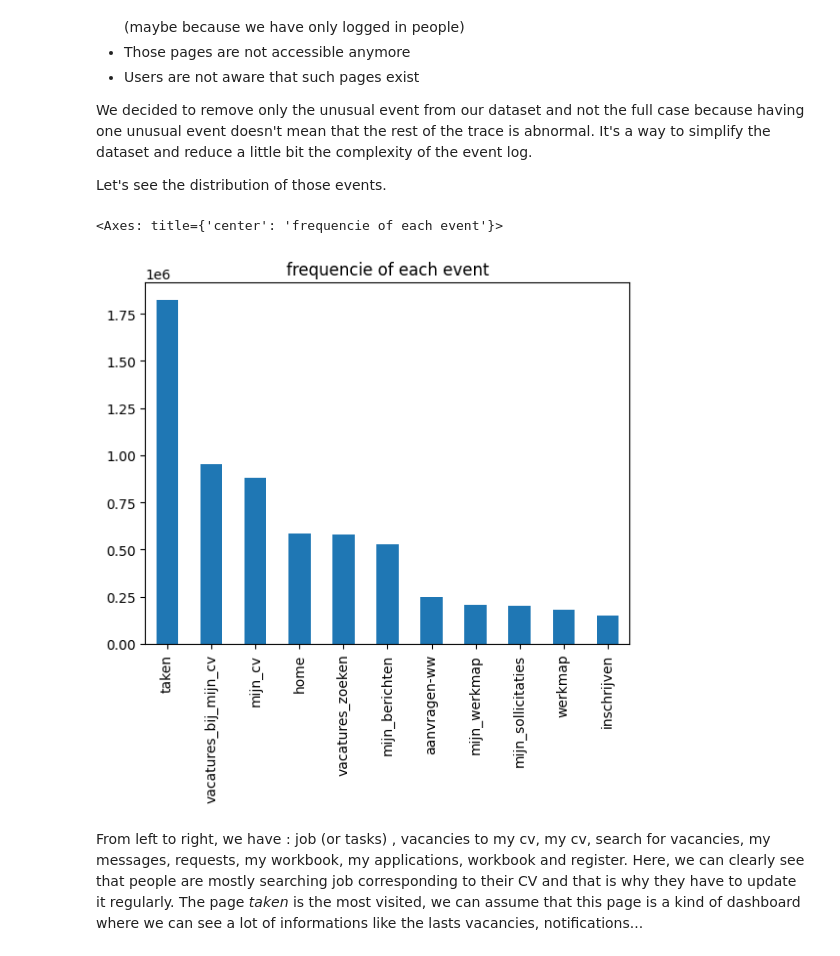
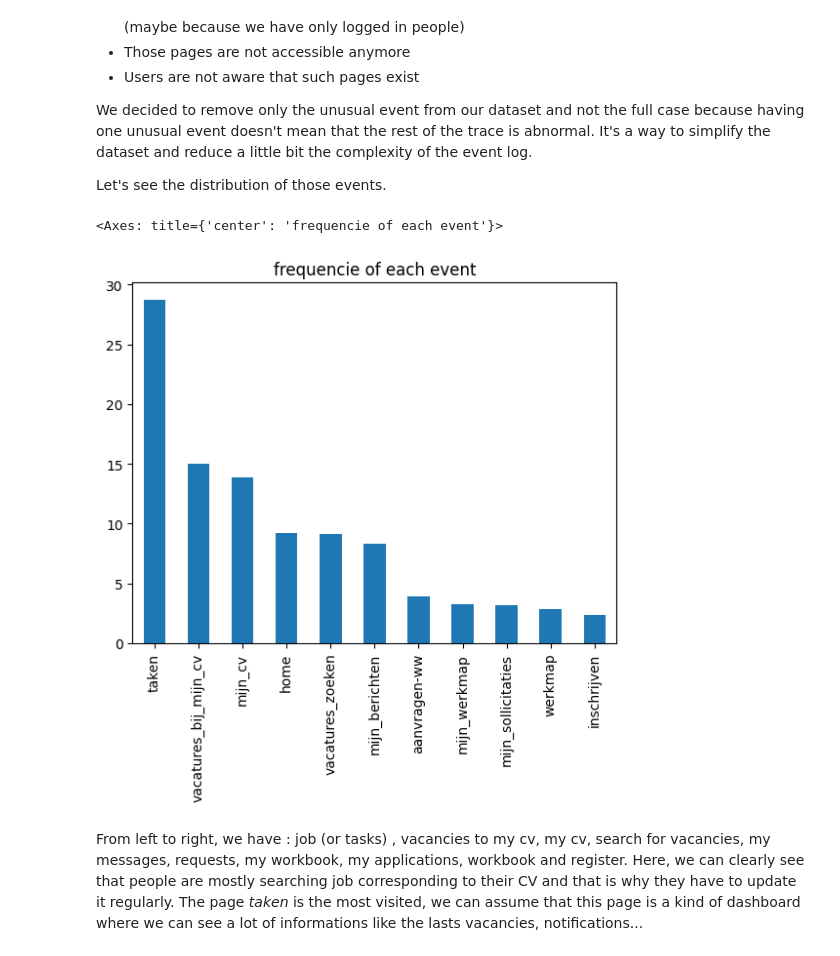
Before and after one commit to Nicolas13210/BIS_Project2023, a Jupyter notebook: BIS_Project.ipynb, the cells around one changed output. Drawn from its saved outputs; the diff is of its cells as text; code cells hidden in the pictures.

```diff
--- a/BIS_Project.ipynb
+++ b/BIS_Project.ipynb
@@ -101,10 +132,11 @@ We decided to remove only the unusual event from our dataset and not the full ca
 Let's see the distribution of those events.
 # %%
 frequencies_final = filtered_log['PAGE_NAME'].value_counts()
+frequencies_final=np.divide(frequencies_final, len(filtered_log)*0.01)
 frequencies_final.plot.bar(title="frequencie of each event")
 # %% [output]
 <Axes: title={'center': 'frequencie of each event'}>
-[figure, old version]
+[figure, new version]
 # %% [markdown]
 From left to right, we have : job (or tasks) , vacancies to my cv, my cv, search for vacancies, my messages, requests, my workbook, my applications, workbook and register.
 Here, we can clearly see that people are mostly searching job corresponding to their CV and that is why they have to update it regularly. The page *taken* is the most visited, we can assume that this page is a kind of dashboard where we can see a lot of informations like the lasts vacancies, notifications...
```
Also changed, not shown: parts of 18 cells of this notebook.
